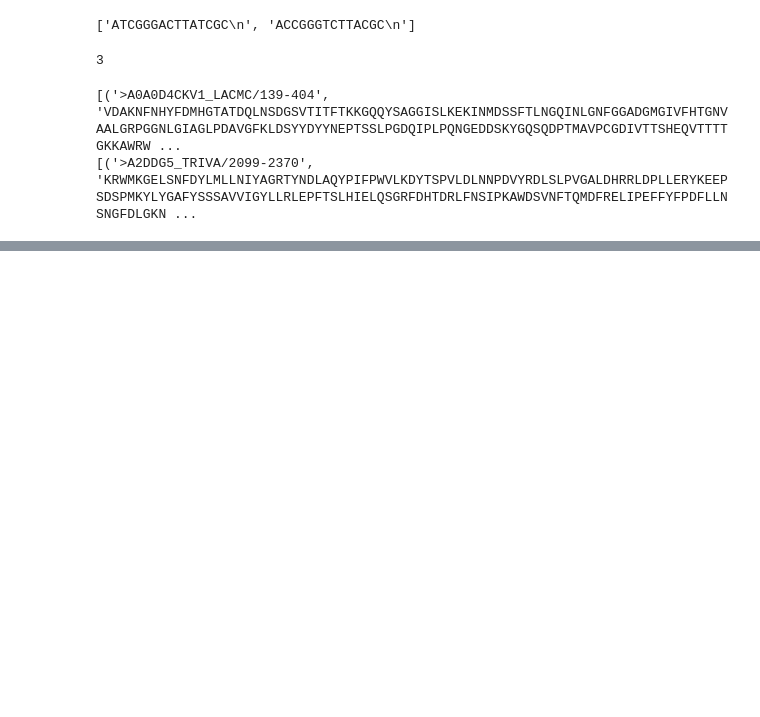
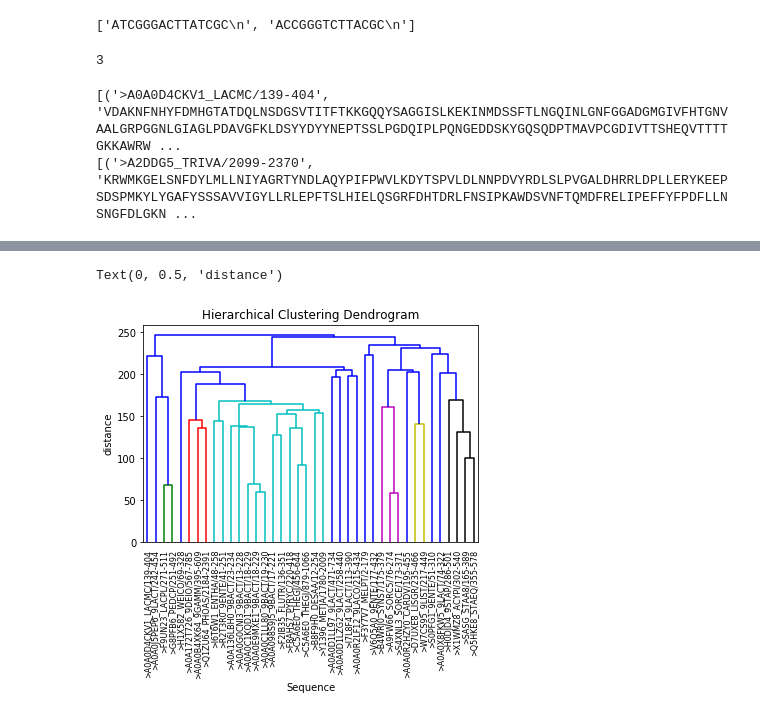
Before and after one commit to mofas/deep_learning_system_note, a Jupyter notebook: edit_distance_algorithm.ipynb, the cells around one changed output, grey strips where cells are left out. Drawn from its saved outputs; the diff is of its cells as text; code cells hidden in the pictures; blank space fills up the shorter version.

```diff
--- a/edit_distance_algorithm.ipynb
+++ b/edit_distance_algorithm.ipynb
@@ -79,17 +77,19 @@ def read_data(filename):
 [('>A2DDG5_TRIVA/2099-2370', 'KRWMKGELSNFDYLMLLNIYAGRTYNDLAQYPIFPWVLKDYTSPVLDLNNPDVYRDLSLPVGALDHRRLDPLLERYKEEPSDSPMKYLYGAFYSSSAVVIGYLLRLEPFTSLHIELQSGRFDHTDRLFNSIPKAWDSVNFTQMDFRELIPEFFYFPDFLLNSNGFDLGKN ...
 # %%
 
-def get_pairwise_dist(data_set):
+def get_pairwise_dist_matrix(data_set):
     data_len = len(data_set)
-    ret = []
+    ret = np.zeros(data_len*data_len).reshape(data_len, data_len)
     for i in range(data_len-1):
+        print(i)
         for j in range(i+1, data_len):
             (key_1, seq_1) = data_set[i]
             (key_2, seq_2) = data_set[j]
-            print(i, j)
+#             print(i, j)
         #     print(seq_1, '|||||', seq_2)
         #     print("-------")
             dist = minidistance(seq_1, seq_2)
-            ret.append((key_1, key_2, dist))
+            ret[i][j] = dist
+            ret[j][i] = dist
 
     return ret
@@ -137,6 +95,0 @@ for (key_1, key_2, dist) in two_key_dist:
-# %%
-
-
-# final process
-data = read_data("small.fasta")
-ret = get_pairwise_dist(data)
@@ -161,0 +96,3 @@ KeyboardInterrupt:
+# %%
+sample_data = data_1[:20]
+dist_matrix = get_pairwise_dist_matrix(sample_data)
@@ -161,0 +144,2 @@ KeyboardInterrupt:
+# %%
+Z = linkage(dist_matrix)
@@ -161,0 +169,18 @@ KeyboardInterrupt:
+# %%
+import matplotlib.pyplot as plt
+
+labels = [data[0] for data in sample_data]
+
+plt.figure()
+dendrogram(
+    Z,
+    leaf_rotation=90.,  # rotates the x axis labels
+    leaf_font_size=8.,  # font size for the x axis labels
+    labels=labels,
+)
+plt.title('Hierarchical Clustering Dendrogram')
+plt.xlabel('Sequence')
+plt.ylabel('distance')
+# %% [output]
+Text(0, 0.5, 'distance')
+[figure, added]
```
Also changed, not shown: parts of 10 cells of this notebook, 9 other files.
